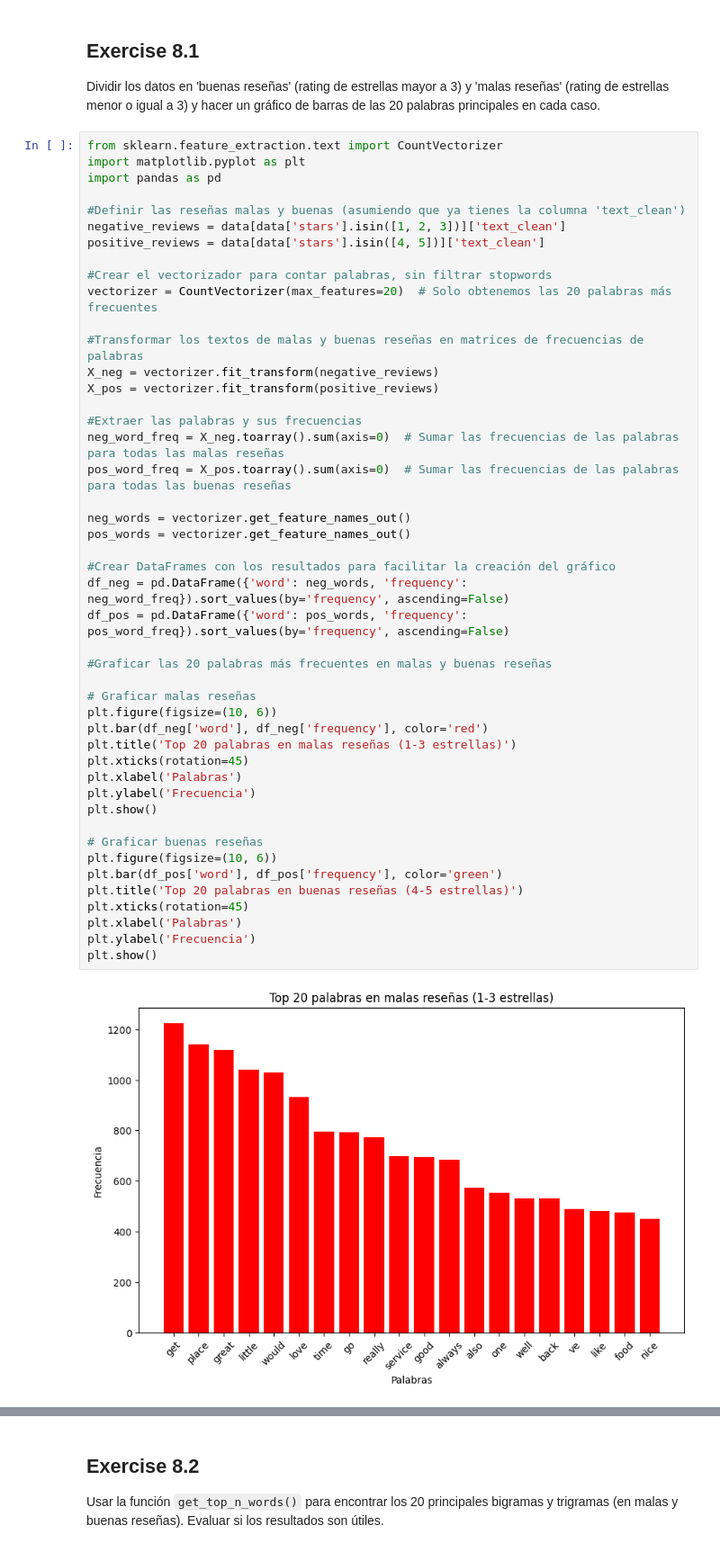
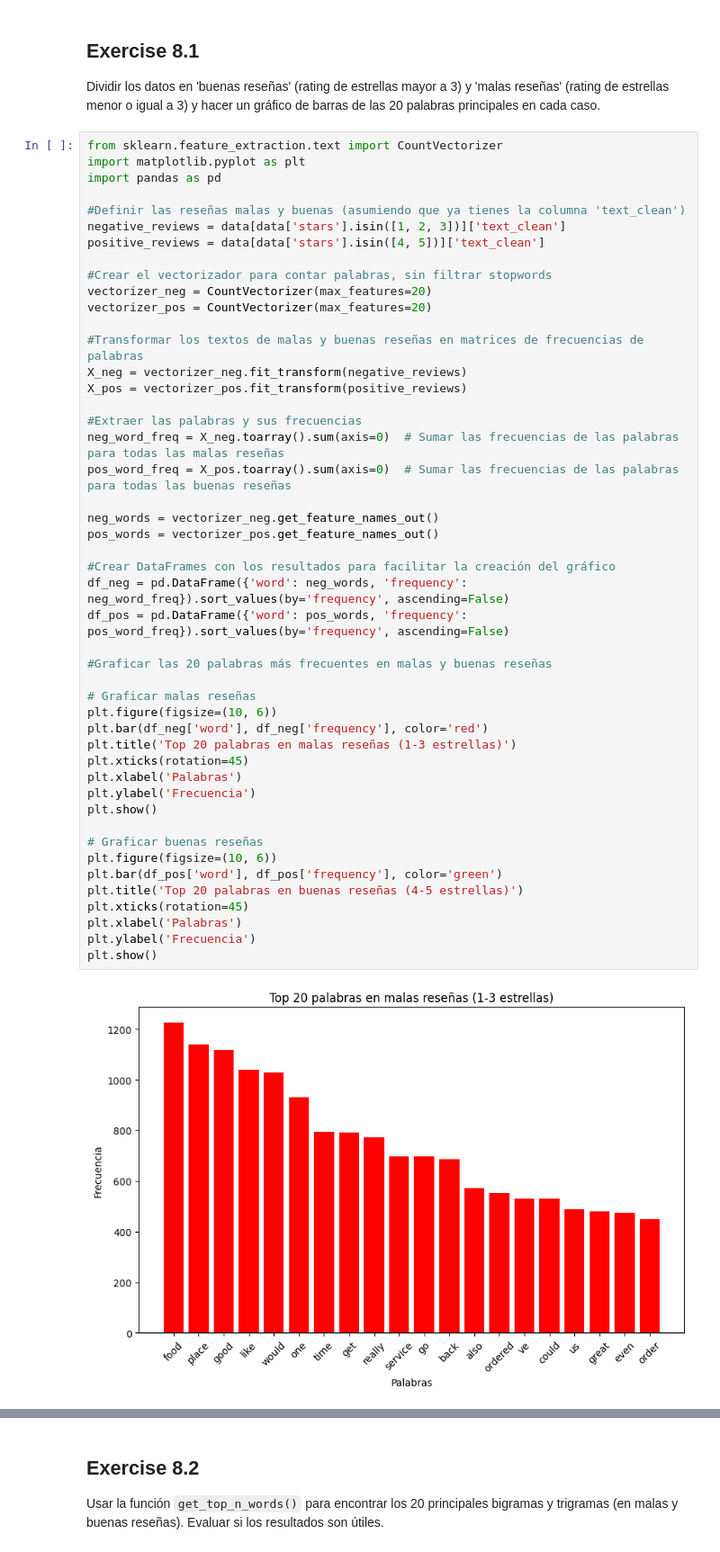
Before and after one commit to JuanSebastianGarcia/Analisis-de-yelp, a Jupyter notebook: src/Parte1.ipynb, the cells around one changed output, grey strips where cells are left out. Shown: that part at 90% size. Drawn from its saved outputs; the diff is of its cells as text.

```diff
--- a/src/Parte1.ipynb
+++ b/src/Parte1.ipynb
@@ -259,44 +259,45 @@ negative_reviews = data[data['stars'].isin([1, 2, 3])]['text_clean']
 positive_reviews = data[data['stars'].isin([4, 5])]['text_clean']
 
 #Crear el vectorizador para contar palabras, sin filtrar stopwords
-vectorizer = CountVectorizer(max_features=20)  # Solo obtenemos las 20 palabras más frecuentes
+vectorizer_neg = CountVectorizer(max_features=20)
+vectorizer_pos = CountVectorizer(max_features=20)
 
 #Transformar los textos de malas y buenas reseñas en matrices de frecuencias de palabras
-X_neg = vectorizer.fit_transform(negative_reviews)
-X_pos = vectorizer.fit_transform(positive_reviews)
+X_neg = vectorizer_neg.fit_transform(negative_reviews)
+X_pos = vectorizer_pos.fit_transform(positive_reviews)
 
 #Extraer las palabras y sus frecuencias
 neg_word_freq = X_neg.toarray().sum(axis=0)  # Sumar las frecuencias de las palabras para todas las malas reseñas
 pos_word_freq = X_pos.toarray().sum(axis=0)  # Sumar las frecuencias de las palabras para todas las buenas reseñas
 
-neg_words = vectorizer.get_feature_names_out()
-pos_words = vectorizer.get_feature_names_out()
+neg_words = vectorizer_neg.get_feature_names_out()
+pos_words = vectorizer_pos.get_feature_names_out()
 
 #Crear DataFrames con los resultados para facilitar la creación del gráfico
 df_neg = pd.DataFrame({'word': neg_words, 'frequency': neg_word_freq}).sort_values(by='frequency', ascending=False)
 df_pos = pd.DataFrame({'word': pos_words, 'frequency': pos_word_freq}).sort_values(by='frequency', ascending=False)
 
 #Graficar las 20 palabras más frecuentes en malas y buenas reseñas
 
 # Graficar malas reseñas
 plt.figure(figsize=(10, 6))
 plt.bar(df_neg['word'], df_neg['frequency'], color='red')
 plt.title('Top 20 palabras en malas reseñas (1-3 estrellas)')
 plt.xticks(rotation=45)
 plt.xlabel('Palabras')
 plt.ylabel('Frecuencia')
 plt.show()
 
 # Graficar buenas reseñas
 plt.figure(figsize=(10, 6))
 plt.bar(df_pos['word'], df_pos['frequency'], color='green')
 plt.title('Top 20 palabras en buenas reseñas (4-5 estrellas)')
 plt.xticks(rotation=45)
 plt.xlabel('Palabras')
 plt.ylabel('Frecuencia')
 plt.show()
 # %% [output]
-[figure, old version]
+[figure, new version]
 [figure]
 # %% [markdown]
 ## Exercise 8.2
```
